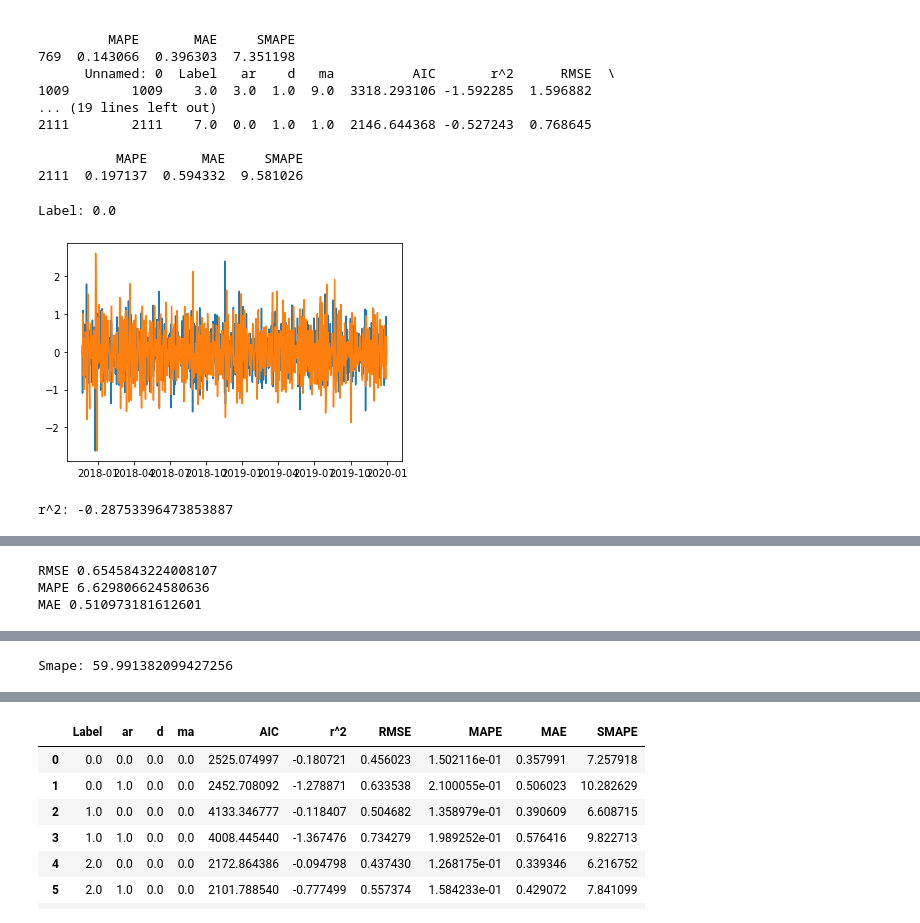
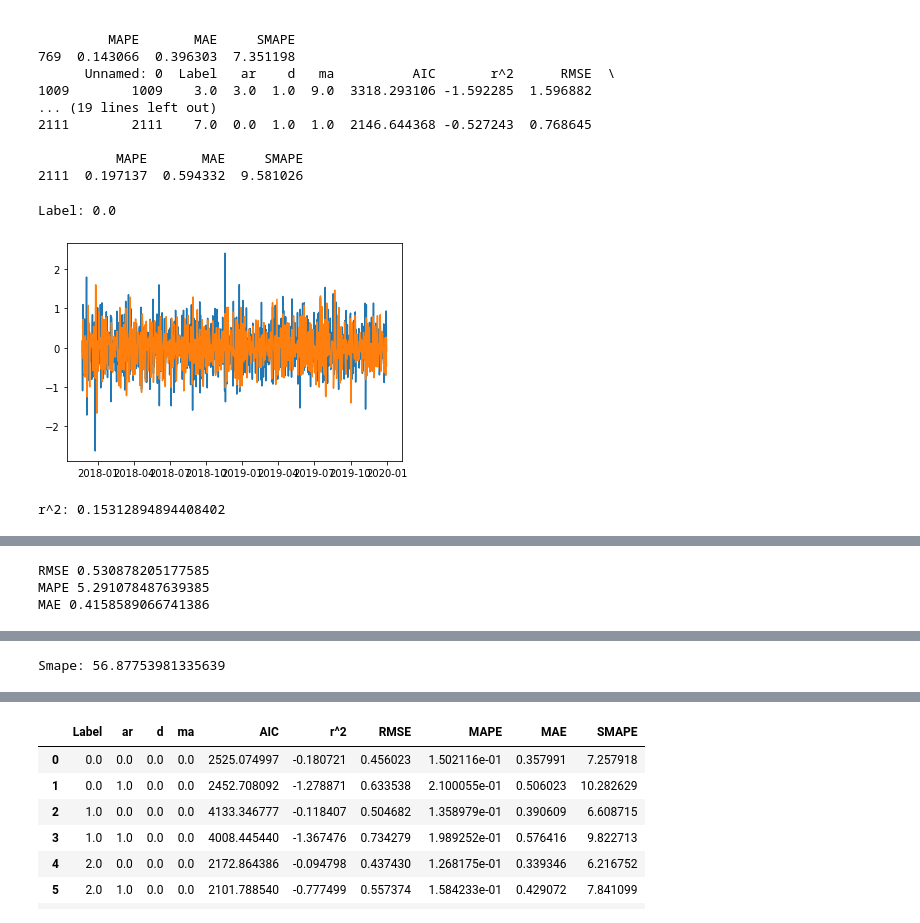
Before and after one commit to Jungar111/Bachelor2021, a Jupyter notebook: Modelling/ArimaTest.ipynb, the cells around one changed output, grey strips where cells are left out. Cells and saved outputs as stored; diff of their text form; code cells hidden in the pictures.

```diff
--- a/Modelling/ArimaTest.ipynb
+++ b/Modelling/ArimaTest.ipynb
@@ -105,45 +105,45 @@ def ArimaModels(df,label,ar,d,ma):
     X_test=X_test.drop(columns="lag_0")
     y_train = y_train.set_index("Start Date",drop=False)
     y_test = y_test.set_index("Start Date",drop=False)
 
     y_train.freq= "D"
     y_train = y_train.resample("d").min()
     y_test = y_test.resample("d").min()
     y_train["Energy (kWh)"]  = y_train["Energy (kWh)"].fillna(0)
     y_test["Energy (kWh)"]  = y_test["Energy (kWh)"].fillna(0)
 
 
 
     sam = SARIMAX((y_train["Energy (kWh)"]),exog=X_train.fillna(0), order=(ar,0,ma), trend="n", freq="D")
     sam_fit = sam.fit(method="lbfgs")
     #print(sam_fit.summary())
 
     n=len(y_test["Energy (kWh)"])
     y_pred = sam_fit.forecast(steps = n, exog=X_test.fillna(0))
     plt.plot(y_test["Energy (kWh)"])
     plt.plot(y_pred)
     plt.show()
 
 
     print("r^2:", r2_score(y_test["Energy (kWh)"],y_pred))
     print("RMSE",np.sqrt(mean_squared_error(y_test["Energy (kWh)"],y_pred)))
     print("MAPE",mean_absolute_percentage_error(y_test["Energy (kWh)"],y_pred))
     print("MAE",mean_absolute_error(y_test["Energy (kWh)"],y_pred))
     print("Smape:", smape(y_test['Energy (kWh)'],y_pred))
-ArimaModels(df,0.0,1,1,7)
+ArimaModels(df,0.0,6,1,9)
 # %% [output]
 Label: 0.0
-[figure, old version]
+[figure, new version]
-r^2: -0.28753396473853887
+r^2: 0.15312894894408402
 [interactive output not drawn]
-RMSE 0.6545843224008107
-MAPE 6.629806624580636
-MAE 0.510973181612601
+RMSE 0.530878205177585
+MAPE 5.291078487639385
+MAE 0.4158589066741386
 [interactive output not drawn]
 [interactive output not drawn]
 [interactive output not drawn]
 [interactive output not drawn]
-Smape: 59.991382099427256
+Smape: 56.87753981335639
 # %%
 def smape(A, F):
     return 100/len(A) * np.sum( np.abs(F - A) / (np.abs(A) + np.abs(F)))
```
